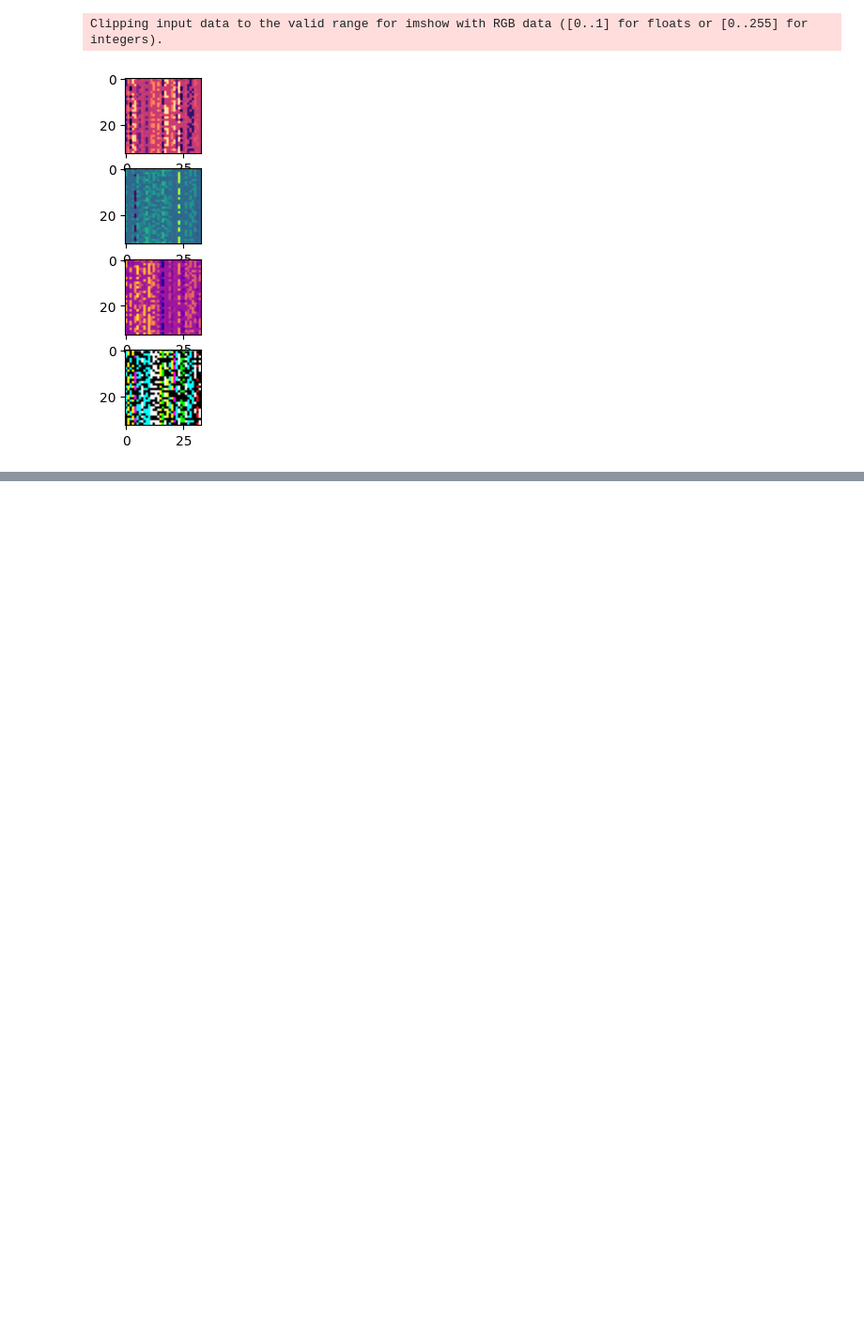
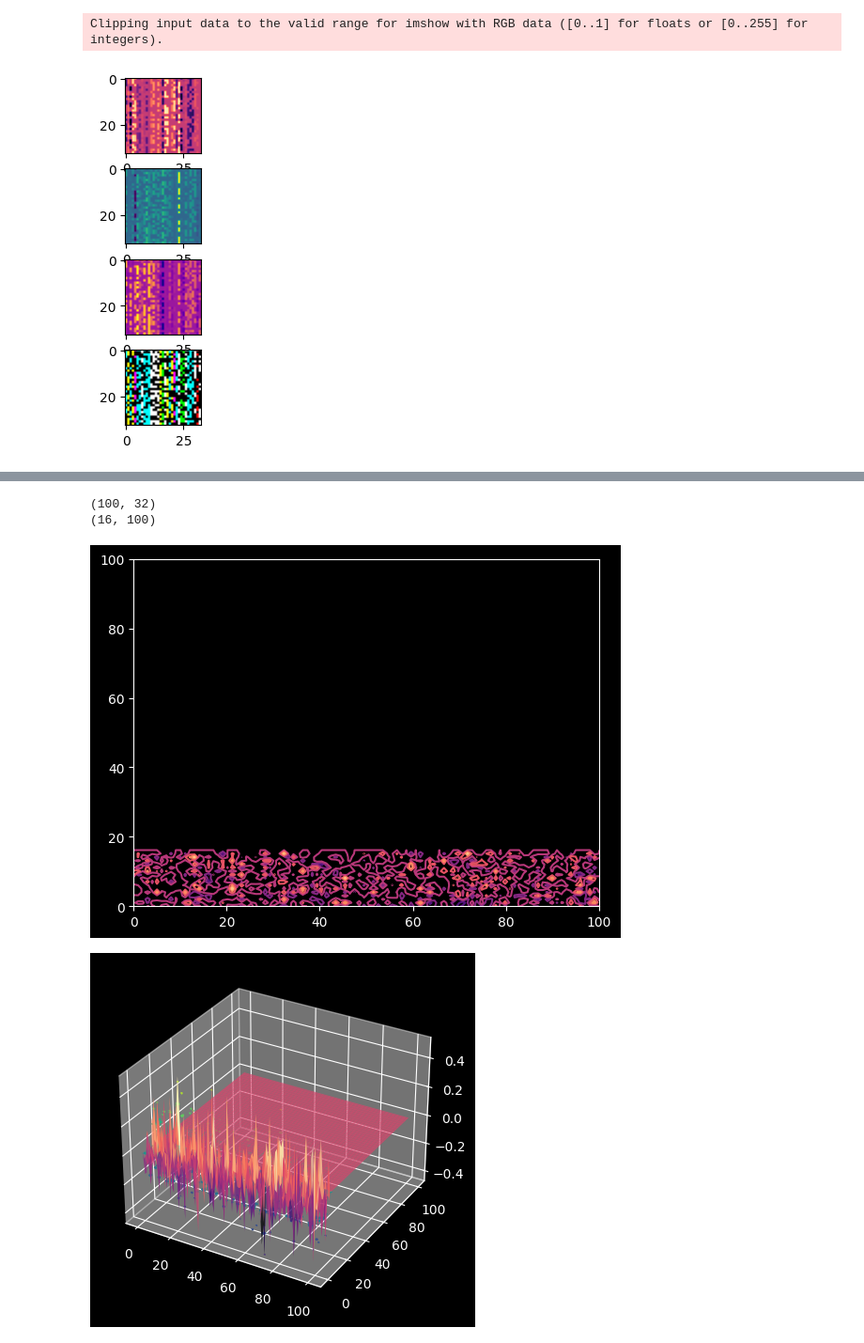
Before and after one commit to Asdergh/ItPlanetProject, a Jupyter notebook: Model/test.ipynb, the cells around one changed output, grey strips where cells are left out. Shown: that part at 94% size. Saved outputs shown, nothing was run; the diff lists cells and outputs as text; code cells hidden in the pictures; blank space fills up the shorter version.

```diff
--- a/Model/test.ipynb
+++ b/Model/test.ipynb
@@ -588,0 +612,32 @@ Total chiters number: [404], Total none chiters number: [886], Total prediction
+# %%
+layer_one = model.get_layer(index=1)
+layer_two = model.get_layer(index=2)
+
+print(layer_two.get_weights()[0].shape)
+print(layer_one.get_weights()[0].shape)
+
+layer_one_weights = np.zeros((100, 100))
+layer_second_weights = np.zeros((100, 100))
+
+layer_second_weights[:, :32] = layer_two.get_weights()[0]
+layer_one_weights[:16, :] = layer_one.get_weights()[0]
+
+grid_x, grid_y = np.meshgrid(
+    np.linspace(0, 100, layer_second_weights.shape[0]),
+    np.linspace(0, 100, layer_second_weights.shape[0])
+)
+
+
+fig, axis = plt.subplots()
+figure = plt.figure()
+axis_3d = figure.add_subplot(projection="3d")
+
+axis_3d.plot_surface(grid_x, grid_y, layer_one_weights, cmap="magma", alpha=0.76)
+axis_3d.contour(grid_x, grid_y, layer_one_weights)
+axis.contour(grid_x, grid_y, layer_one_weights, cmap="magma")
+plt.show()
+# %% [output]
+(100, 32)
+(16, 100)
+[figure, added]
+[figure, added]
```
Also changed, not shown: parts of 5 cells of this notebook, 3 other files.
